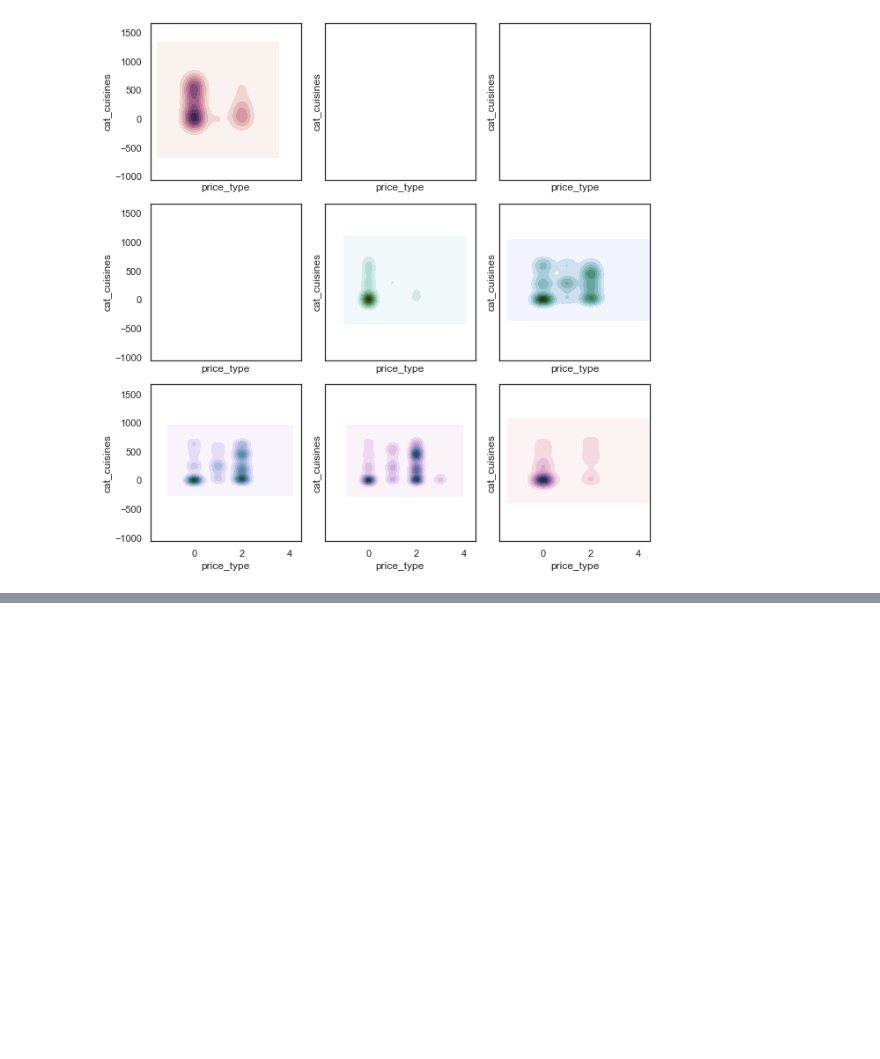
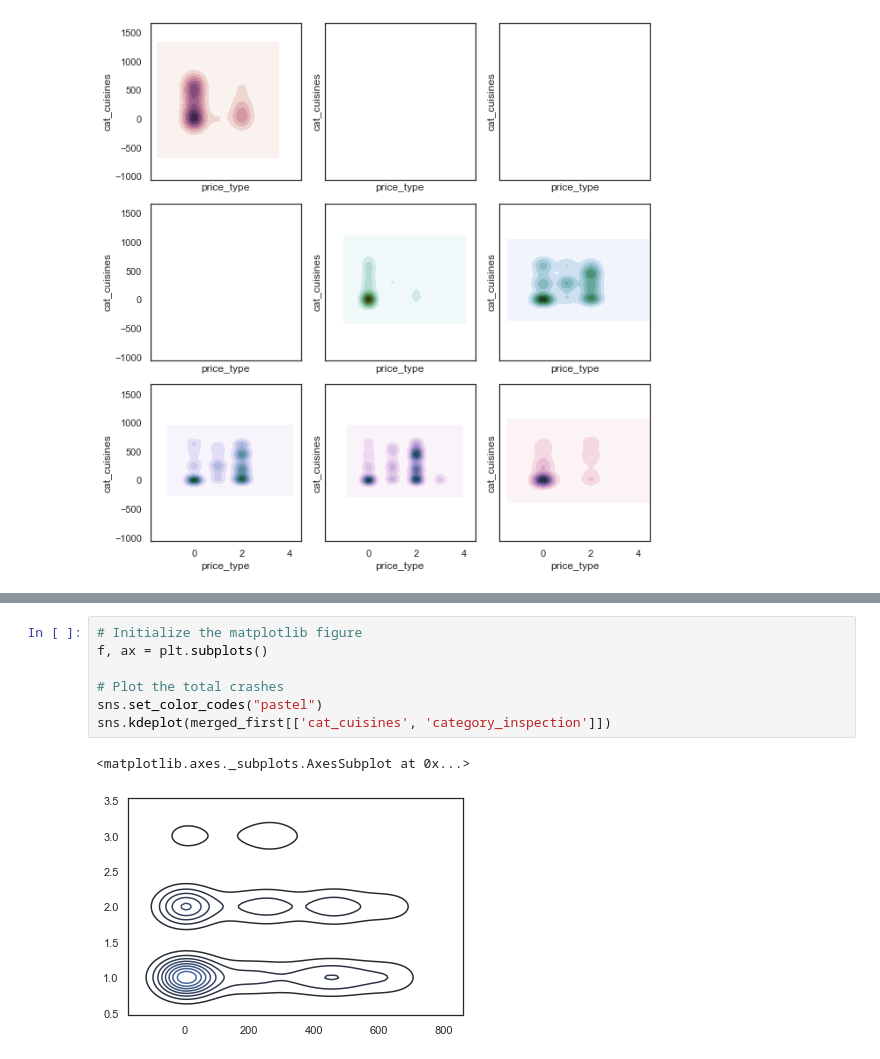
Before and after one commit to BWallyn/Datacamp, a Jupyter notebook: notebooks/1.3-bw-correlation.ipynb, the cells around one changed output, grey strips where cells are left out. Drawn from its saved outputs; the diff is of its cells as text; blank space fills up the shorter version.

```diff
--- a/notebooks/1.3-bw-correlation.ipynb
+++ b/notebooks/1.3-bw-correlation.ipynb
@@ -157,0 +318,10 @@ f.tight_layout()
+# %%
+# Initialize the matplotlib figure
+f, ax = plt.subplots()
+
+# Plot the total crashes
+sns.set_color_codes("pastel")
+sns.kdeplot(merged_first[['cat_cuisines', 'category_inspection']])
+# %% [output]
+<matplotlib.axes._subplots.AxesSubplot at 0x...>
+[figure, added]
```
Also changed, not shown: parts of 32 cells of this notebook.
